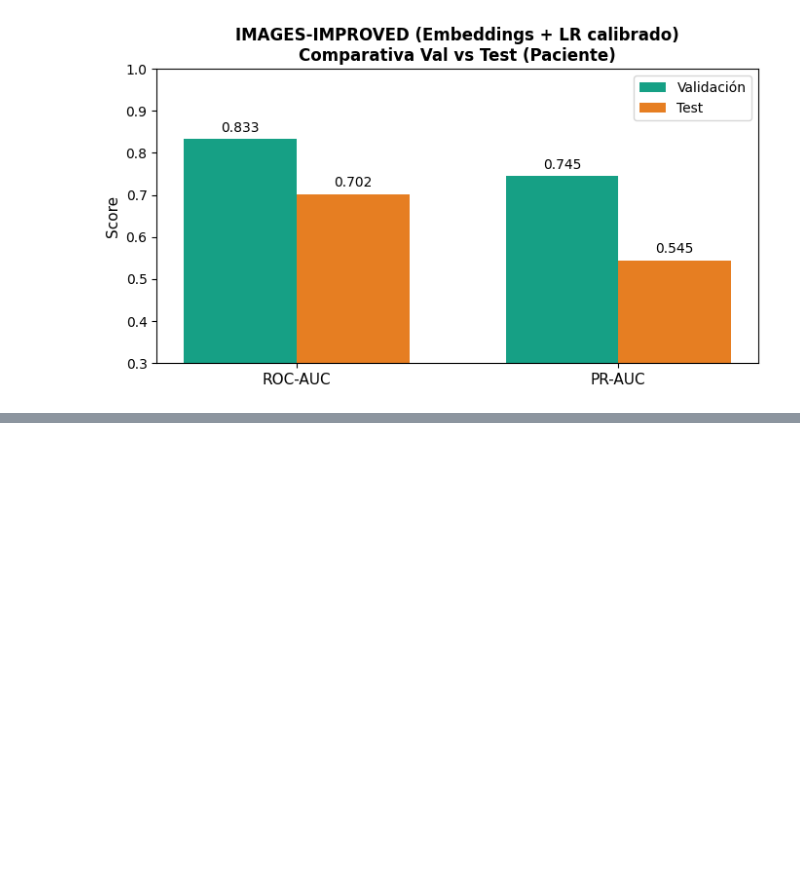
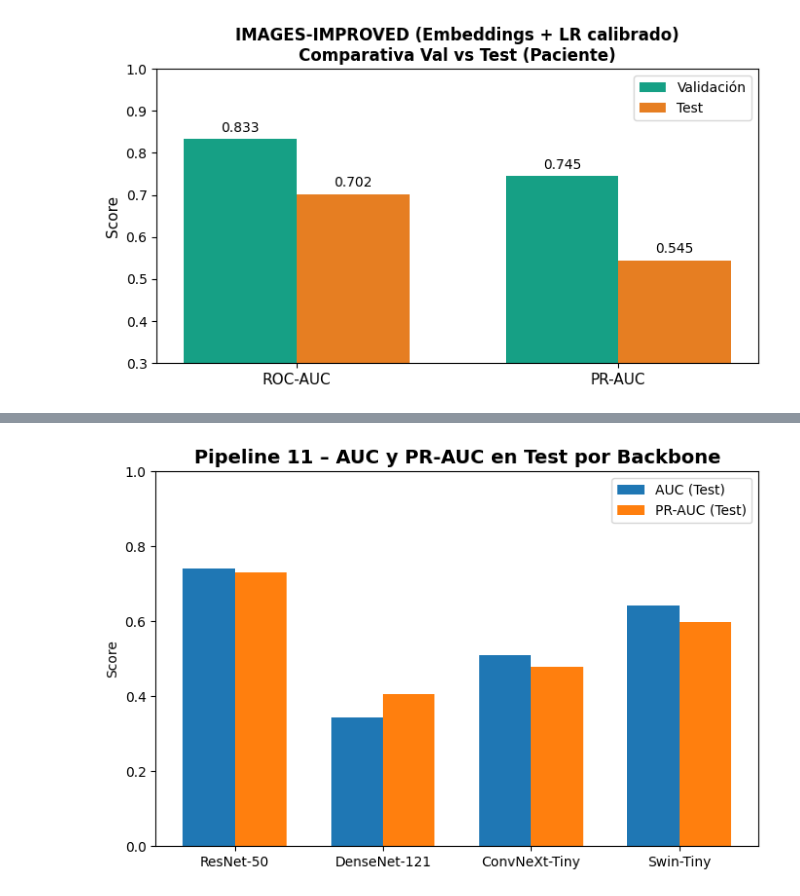
Before and after one commit to fran-eliot/cognitiva-ai, a Jupyter notebook: grafico.ipynb, the cells around one changed output, grey strips where cells are left out. Drawn from its saved outputs; the diff is of its cells as text; code cells hidden in the pictures; blank space fills up the shorter version.

```diff
--- a/grafico.ipynb
+++ b/grafico.ipynb
@@ -176,0 +320,31 @@ plt.show()
+# %%
+import matplotlib.pyplot as plt
+import pandas as pd
+
+# Datos de mejores variantes en TEST
+data = [
+    {"Backbone": "ResNet-50",     "AUC": 0.740, "PR-AUC": 0.730},
+    {"Backbone": "DenseNet-121",  "AUC": 0.343, "PR-AUC": 0.407},
+    {"Backbone": "ConvNeXt-Tiny", "AUC": 0.509, "PR-AUC": 0.479},
+    {"Backbone": "Swin-Tiny",     "AUC": 0.641, "PR-AUC": 0.597},
+]
+
+df = pd.DataFrame(data)
+
+# Plot
+x = range(len(df))
+width = 0.35
+
+fig, ax = plt.subplots(figsize=(8,5))
+ax.bar([p - width/2 for p in x], df["AUC"], width, label="AUC (Test)")
+ax.bar([p + width/2 for p in x], df["PR-AUC"], width, label="PR-AUC (Test)")
+
+ax.set_xticks(x)
+ax.set_xticklabels(df["Backbone"])
+ax.set_ylim(0, 1.0)
+ax.set_ylabel("Score")
+ax.set_title("Pipeline 11 – AUC y PR-AUC en Test por Backbone", fontsize=14, weight="bold")
+ax.legend()
+plt.show()
+# %% [output]
+[figure, added]
```
Also changed, not shown: parts of 3 cells of this notebook, 14 other files.
